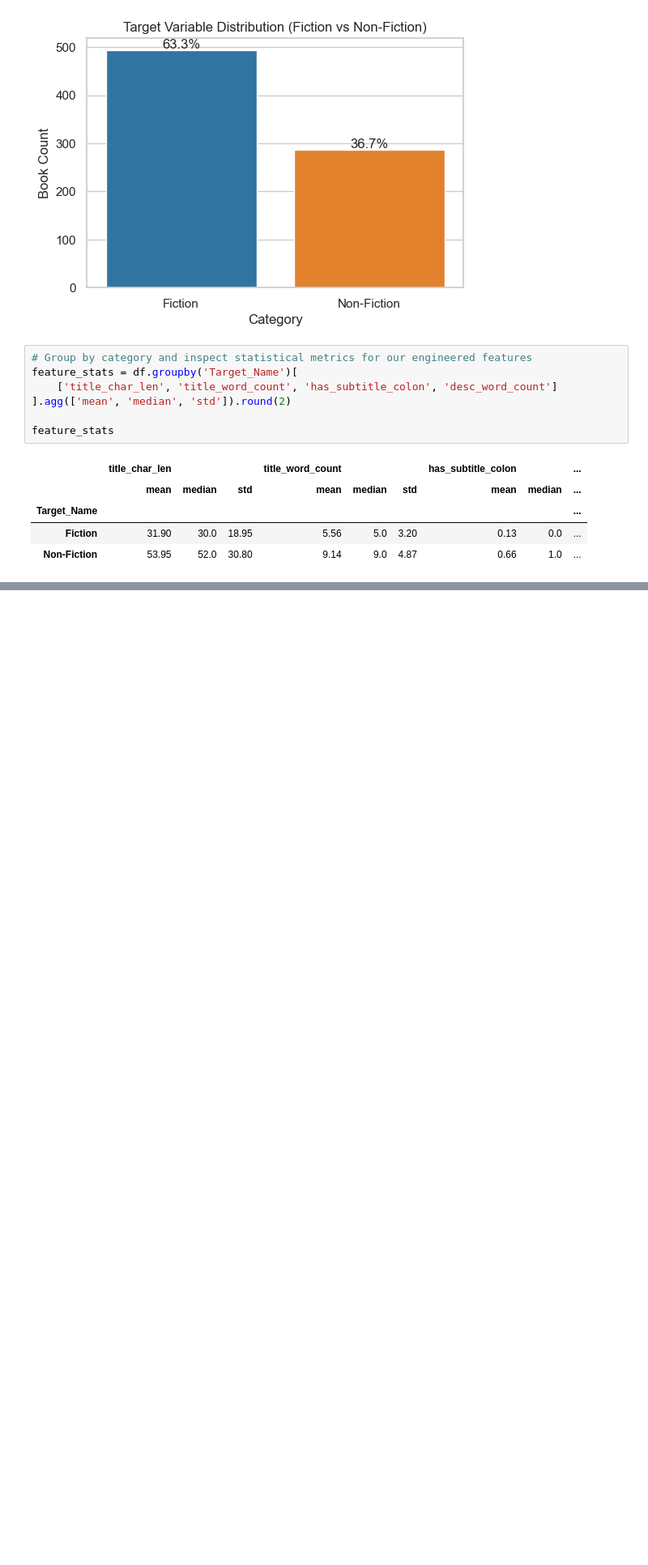
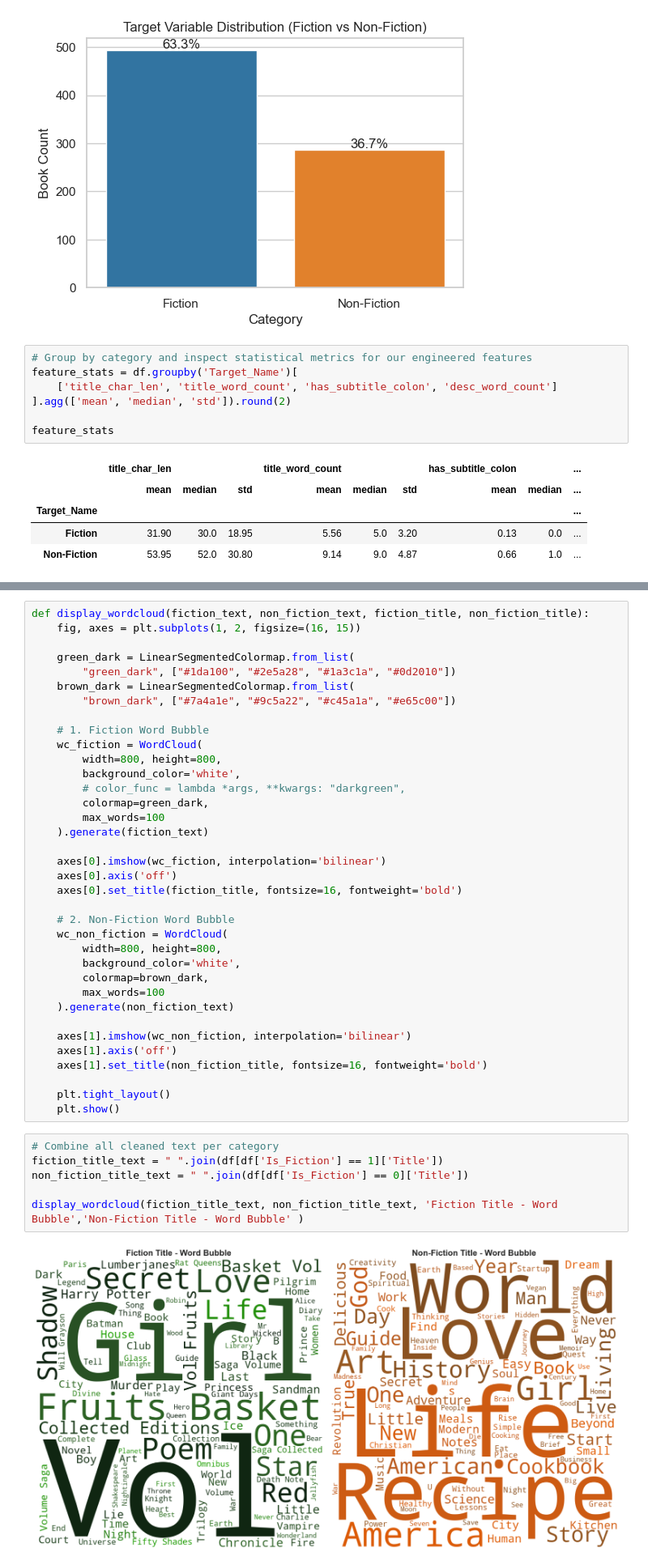
Before and after one commit to Bilas-Halder/Data_Science_Course_Project, a Jupyter notebook: Classification.ipynb, the cells around one changed output, grey strips where cells are left out. Shown at 81% size. Cells and saved outputs as stored; diff of their text form; blank space fills up the shorter version.

Commit message:
Text Feature Engineering & Baseline Model

```diff
--- a/Classification.ipynb
+++ b/Classification.ipynb
@@ -299,0 +389,44 @@ feature_stats
+# %%
+def display_wordcloud(fiction_text, non_fiction_text, fiction_title, non_fiction_title):
+    fig, axes = plt.subplots(1, 2, figsize=(16, 15))
+
+    green_dark = LinearSegmentedColormap.from_list(
+        "green_dark", ["#1da100", "#2e5a28", "#1a3c1a", "#0d2010"])
+    brown_dark = LinearSegmentedColormap.from_list(
+        "brown_dark", ["#7a4a1e", "#9c5a22", "#c45a1a", "#e65c00"])
+
+    # 1. Fiction Word Bubble
+    wc_fiction = WordCloud(
+        width=800, height=800,
+        background_color='white',
+        # color_func = lambda *args, **kwargs: "darkgreen",
+        colormap=green_dark,
+        max_words=100
+    ).generate(fiction_text)
+
+    axes[0].imshow(wc_fiction, interpolation='bilinear')
+    axes[0].axis('off')
+    axes[0].set_title(fiction_title, fontsize=16, fontweight='bold')
+
+    # 2. Non-Fiction Word Bubble
+    wc_non_fiction = WordCloud(
+        width=800, height=800,
+        background_color='white',
+        colormap=brown_dark,
+        max_words=100
+    ).generate(non_fiction_text)
+
+    axes[1].imshow(wc_non_fiction, interpolation='bilinear')
+    axes[1].axis('off')
+    axes[1].set_title(non_fiction_title, fontsize=16, fontweight='bold')
+
+    plt.tight_layout()
+    plt.show()
+# %%
+# Combine all cleaned text per category
+fiction_title_text = " ".join(df[df['Is_Fiction'] == 1]['Title'])
+non_fiction_title_text = " ".join(df[df['Is_Fiction'] == 0]['Title'])
+
+display_wordcloud(fiction_title_text, non_fiction_title_text, 'Fiction Title - Word Bubble','Non-Fiction Title - Word Bubble' )
+# %% [output]
+[figure, added]
```
Also changed, not shown: parts of 18 cells of this notebook, 2 other files.
